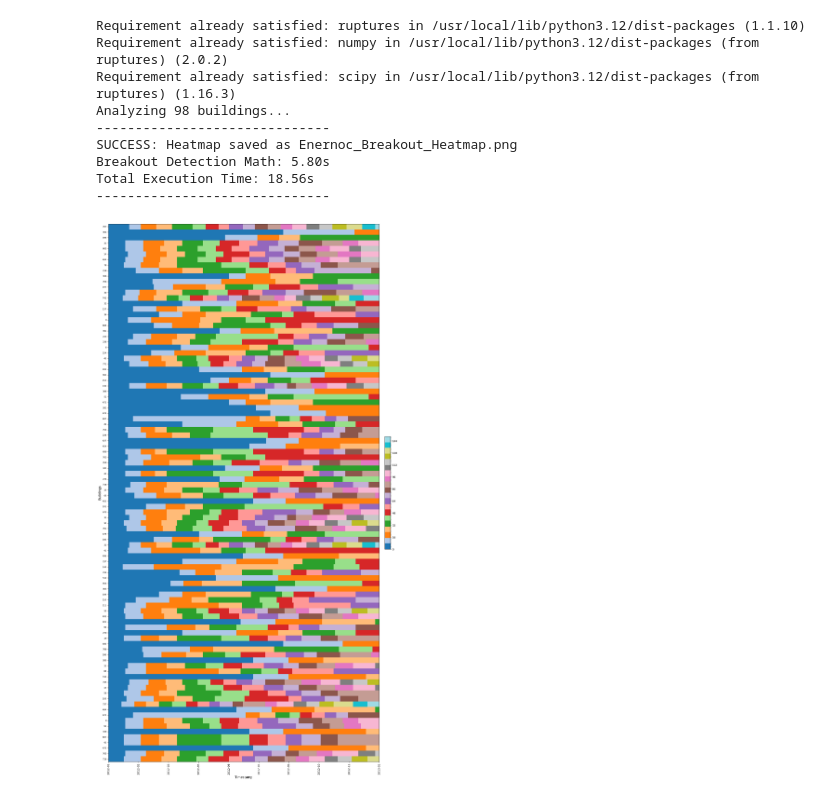
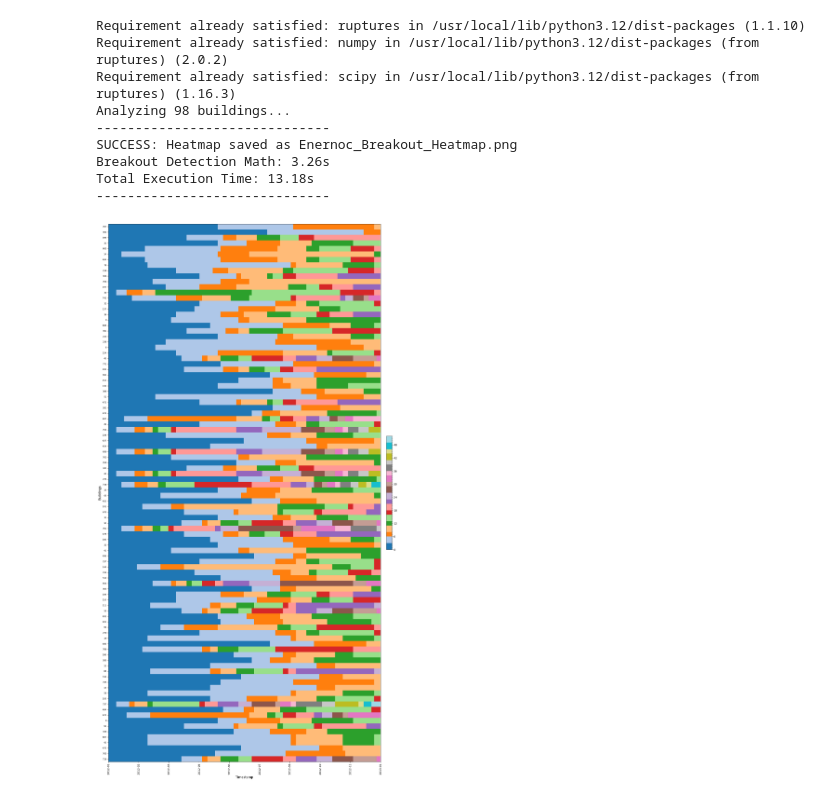
Before and after one commit to hiranshree/webtemp1, a Jupyter notebook: Small_Buildings_breakout_heatmap_code.ipynb, the cells around one changed output. Cells and saved outputs as stored; diff of their text form; code cells hidden in the pictures.

```diff
--- a/Small_Buildings_breakout_heatmap_code.ipynb
+++ b/Small_Buildings_breakout_heatmap_code.ipynb
@@ -113,34 +113,34 @@ def breakout_heatmap(filename):
     cbar = fig.colorbar(sm, ax=ax, fraction=0.02, pad=0.02)
     cbar.set_label('')
 
     plt.tight_layout()
 
     # Save and Show
     save_name = "Enernoc_Breakout_Heatmap.png"
     plt.savefig(save_name, dpi=300)
 
     end_total = time.perf_counter()
 
     # Final Statistics
     print("-" * 30)
     print(f"SUCCESS: Heatmap saved as {save_name}")
     print(f"Breakout Detection Math: {loop_end - loop_start:.2f}s")
     print(f"Total Execution Time: {end_total - start_total:.2f}s")
     print("-" * 30)
 
     plt.show()
 
 # Run the function
 if __name__ == "__main__":
-    breakout_heatmap('/content/Electricity-15min.csv')
+    breakout_heatmap('/content/Electricity-30min.csv')
 # %% [output]
 Requirement already satisfied: ruptures in /usr/local/lib/python3.12/dist-packages (1.1.10)
 Requirement already satisfied: numpy in /usr/local/lib/python3.12/dist-packages (from ruptures) (2.0.2)
 Requirement already satisfied: scipy in /usr/local/lib/python3.12/dist-packages (from ruptures) (1.16.3)
 Analyzing 98 buildings...
 ------------------------------
 SUCCESS: Heatmap saved as Enernoc_Breakout_Heatmap.png
-Breakout Detection Math: 5.80s
-Total Execution Time: 18.56s
+Breakout Detection Math: 3.26s
+Total Execution Time: 13.18s
 ------------------------------
-[figure, old version]
+[figure, new version]
```
